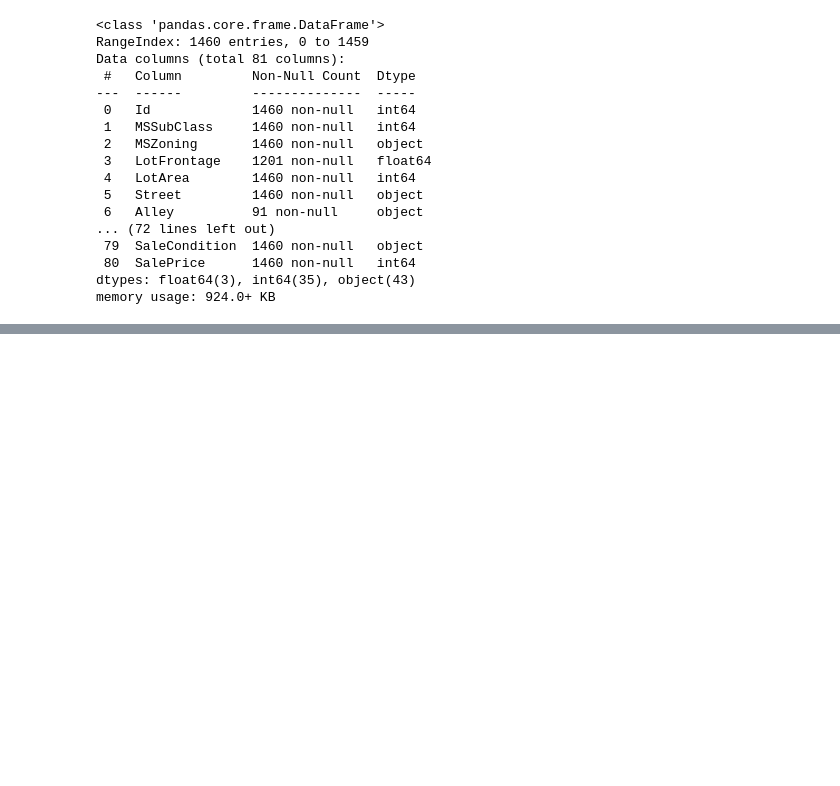
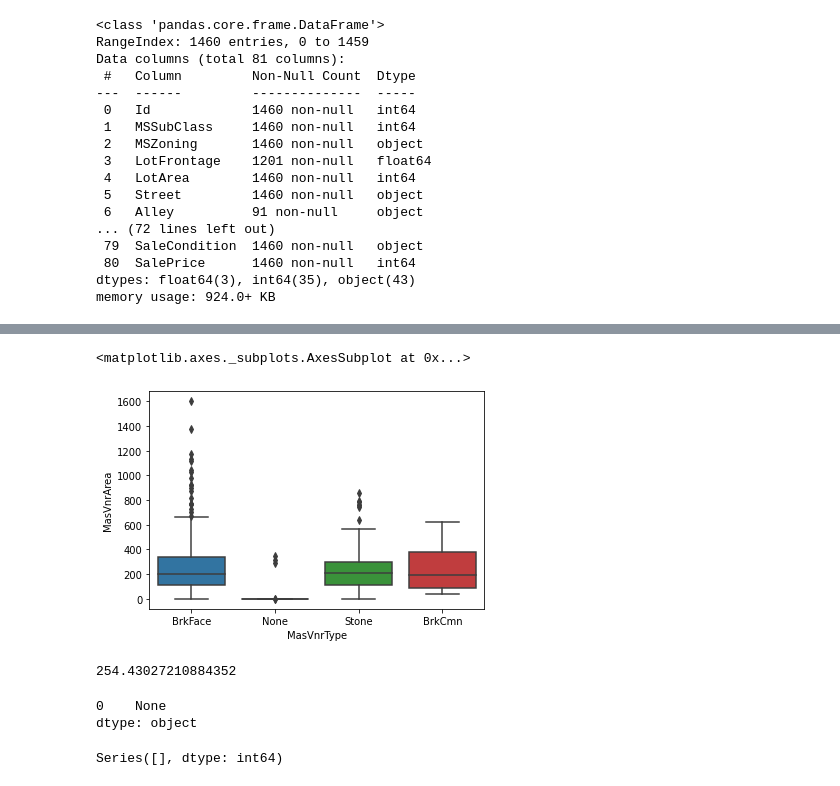
Before and after one commit to sumangupta87/House_Prices_Prediction_Kaggle, a Jupyter notebook: House_Prices_Prediction_Kaggle.ipynb, the cells around one changed output, grey strips where cells are left out. Drawn from its saved outputs; the diff is of its cells as text; code cells hidden in the pictures; blank space fills up the shorter version.

```diff
--- a/House_Prices_Prediction_Kaggle.ipynb
+++ b/House_Prices_Prediction_Kaggle.ipynb
@@ -39,0 +181,14 @@ memory usage: 924.0+ KB
+# %%
+sns.boxplot(x='MasVnrType',y="MasVnrArea",data=train)
+# %% [output]
+<matplotlib.axes._subplots.AxesSubplot at 0x...>
+[figure, added]
+# %%
+train[train['MasVnrType']!='None']['MasVnrArea'].mean()
+# %% [output]
+254.43027210884352
+# %%
+test['MasVnrType'].mode()
+# %% [output]
+0    None
+dtype: object
@@ -39,0 +211,5 @@ memory usage: 924.0+ KB
+# %%
+missing = train.isnull().sum()
+missing[missing>0]
+# %% [output]
+Series([], dtype: int64)
```
Also changed, not shown: parts of 255 cells of this notebook.
